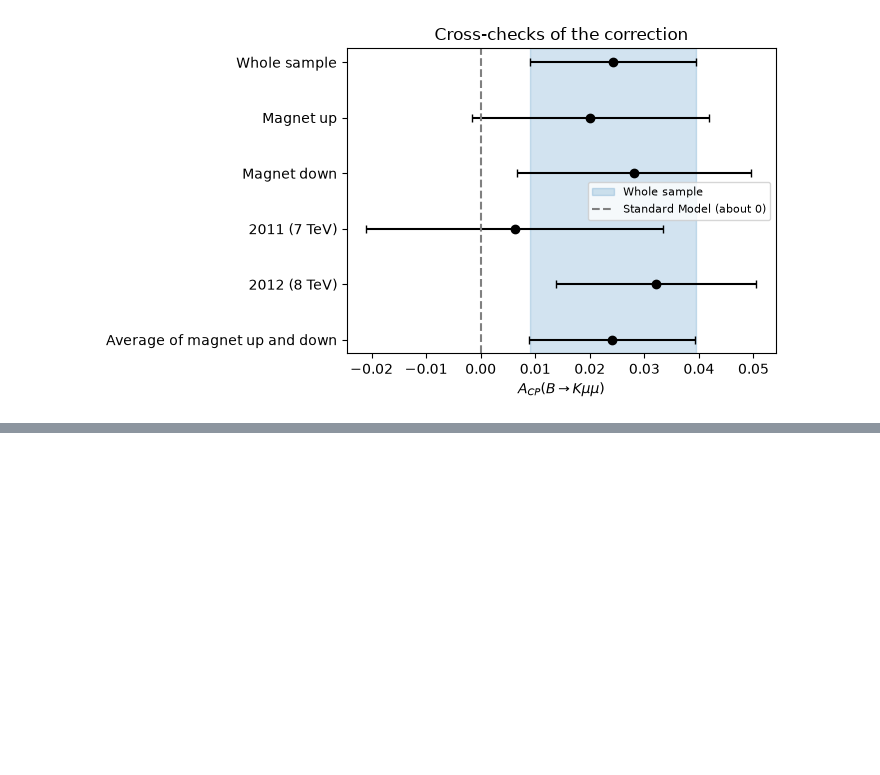
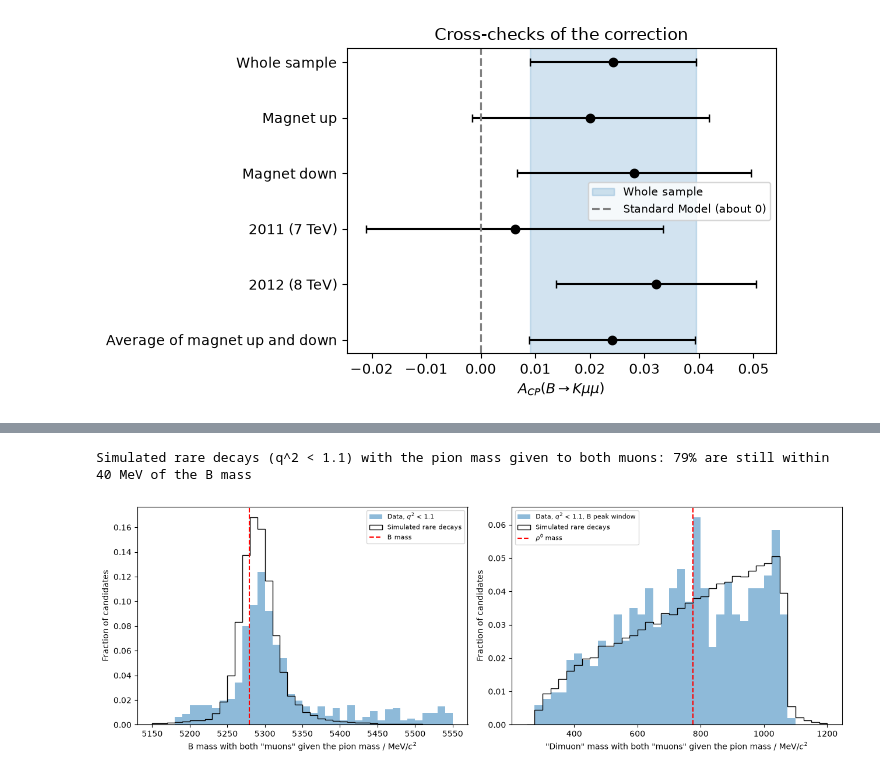
Before and after one commit to kamil-magom/kamil-sahrid-y3-cycle1-lab, a Jupyter notebook: sahrid/workbook.ipynb, the cells around one changed output, grey strips where cells are left out. Saved outputs shown, nothing was run; the diff lists cells and outputs as text; code cells hidden in the pictures; blank space fills up the shorter version.

```diff
--- a/sahrid/workbook.ipynb
+++ b/sahrid/workbook.ipynb
@@ -1738,7 +1749,8 @@ We split the candidates by the kaon's charge (`Kaon assumed particle type`: +321
 
 "Raw" means it still includes fake asymmetries from how B mesons are produced and detected. Task 7 measures those, and Task 8 removes them.
 # %%
-def fit_charge_asymmetry(values, kaon_type, lower, name, title, fix_shape=True, upper=5700, plot=True, fixed_exponent=None):
+def fit_charge_asymmetry(values, kaon_type, lower, name, title, fix_shape=True, upper=5700, plot=True, fixed_exponent=None,
+                         free_shape=(), separate_slopes=False):
     #Fit the B mass of B+ and B- candidates at the same time and return the raw asymmetry A and its uncertainty.
     #values:    B masses of the selected candidates
     #kaon_type: 'Kaon assumed particle type' of the same candidates (+321 = B+, -321 = B-)
@@ -1747,13 +1759,15 @@ def fit_charge_asymmetry(values, kaon_type, lower, name, title, fix_shape=True,
     #plot:      False = no plots and no long fit printout (useful when fitting many subsets in a loop)
     #fixed_exponent: if given, the background slope is fixed to this value instead of being fitted
     #           (for very small samples, where there is too little background to measure its slope)
+    #free_shape: with fix_shape=True, names of shape parameters to let float anyway, e.g. ('alphaR', 'nR')
+    #separate_slopes: True = B+ and B- each get their own background slope (instead of sharing one)
     space = zfit.Space('B invariant mass', (lower, upper))
 
     limits = {'sigma': (1, 100), 'alphaL': (0.1, 10), 'nL': (0.5, 100), 'alphaR': (0.1, 10), 'nR': (0.5, 100)}
     shape = {}
     for p, par in [('sigma', b_cb_sigma), ('alphaL', b_cb_alphaL), ('nL', b_cb_nL), ('alphaR', b_cb_alphaR), ('nR', b_cb_nR)]:
         start = result_b_cb.params[par]['value']
-        if fix_shape:
+        if fix_shape and p not in free_shape:
             shape[p] = zfit.Parameter(f'{name}_{p}', start, floating=False)
         else:
             shape[p] = zfit.Parameter(f'{name}_{p}', start, *limits[p])
@@ -1781,7 +1795,8 @@ def fit_charge_asymmetry(values, kaon_type, lower, name, title, fix_shape=True,
                                    alphal=shape['alphaL'], nl=shape['nL'], alphar=shape['alphaR'], nr=shape['nR'],
                                    extended=n_signal[charge])
         background_yield = zfit.Parameter(f'{name}_backgroundYield_{tag}', 0.1 * len(charge_values) + 1, 0, 1e8)
-        background = zfit.pdf.Exponential(obs=space, lam=exponent, extended=background_yield)
+        slope = zfit.Parameter(f'{name}_exponent_{tag}', -0.003, -0.1, 0.1) if separate_slopes else exponent
+        background = zfit.pdf.Exponential(obs=space, lam=slope, extended=background_yield)
         model = zfit.pdf.SumPDF([signal, background])
 
         models.append(model)
@@ -2426,0 +2514,45 @@ Magnet up vs down: agree, 2011 vs 2012: agree
+# %%
+def three_body_mass(df, kaon_mass, muon_mass):
+    #B mass recomputed with the kaon given kaon_mass and both "muons" given muon_mass
+    energy = (track_energy(df, 'Kaon', kaon_mass) + track_energy(df, 'Same-sign muon', muon_mass)
+              + track_energy(df, 'Opposite-sign muon', muon_mass))
+    p_sq = sum((df[f'Kaon 4-momentum {c} component'] + df[f'Same-sign muon 4-momentum {c} component']
+                + df[f'Opposite-sign muon 4-momentum {c} component'])**2 for c in 'xyz')
+    return np.sqrt(energy**2 - p_sq)
+
+low_q2   = dimuon_mass < np.sqrt(1.1) * 1000
+rare_low = rare_sample & fit_range & low_q2
+sim_low  = sim_kmumu['dimuon-system invariant mass'] < np.sqrt(1.1) * 1000
+
+kpipi_mass     = three_body_mass(data, M_KAON, M_PION)
+sim_kpipi_mass = three_body_mass(sim_kmumu[sim_low], M_KAON, M_PION)
+print(f'Simulated rare decays (q^2 < 1.1) with the pion mass given to both muons: '
+      f'{np.mean(abs(sim_kpipi_mass - 5279.3) < 40):.0%} are still within 40 MeV of the B mass')
+
+pipi_mass     = two_body_mass(data, 'Same-sign muon', 'Opposite-sign muon', M_PION, M_PION)
+sim_pipi_mass = two_body_mass(sim_kmumu[sim_low], 'Same-sign muon', 'Opposite-sign muon', M_PION, M_PION)
+
+fig, (ax1, ax2) = plt.subplots(1, 2, figsize=(13, 4.5))
+#1) B mass with pion masses: data vs simulated rare decays
+edges = np.linspace(5150, 5550, 41)
+d1, s1 = kpipi_mass[rare_low], sim_kpipi_mass
+ax1.hist(d1, bins=edges, weights=np.full(len(d1), 1 / len(d1)), alpha=0.5, label=r'Data, $q^2$ < 1.1')
+ax1.hist(s1, bins=edges, weights=np.full(len(s1), 1 / len(s1)), histtype='step', color='black', label='Simulated rare decays')
+ax1.axvline(5279.3, color='red', linestyle='--', label='B mass')
+ax1.set_xlabel(r'B mass with both "muons" given the pion mass / MeV/$c^2$')
+ax1.set_ylabel('Fraction of candidates')
+ax1.legend(fontsize=8)
+#2) "dimuon" mass with pion masses, candidates in the B peak window: a K rho component would add a bump near 775 MeV
+edges = np.linspace(250, 1200, 39)
+d2, s2 = pipi_mass[rare_low & in_peak], sim_pipi_mass
+ax2.hist(d2, bins=edges, weights=np.full(len(d2), 1 / len(d2)), alpha=0.5, label=r'Data, $q^2$ < 1.1, B peak window')
+ax2.hist(s2, bins=edges, weights=np.full(len(s2), 1 / len(s2)), histtype='step', color='black', label='Simulated rare decays')
+ax2.axvline(775, color='red', linestyle='--', label=r'$\rho^0$ mass')
+ax2.set_xlabel(r'"Dimuon" mass with both "muons" given the pion mass / MeV/$c^2$')
+ax2.set_ylabel('Fraction of candidates')
+ax2.legend(fontsize=8)
+fig.tight_layout()
+plt.show()
+# %% [output]
+Simulated rare decays (q^2 < 1.1) with the pion mass given to both muons: 79% are still within 40 MeV of the B mass
+[figure, added]
```
Also changed, not shown: parts of 19 cells of this notebook.
